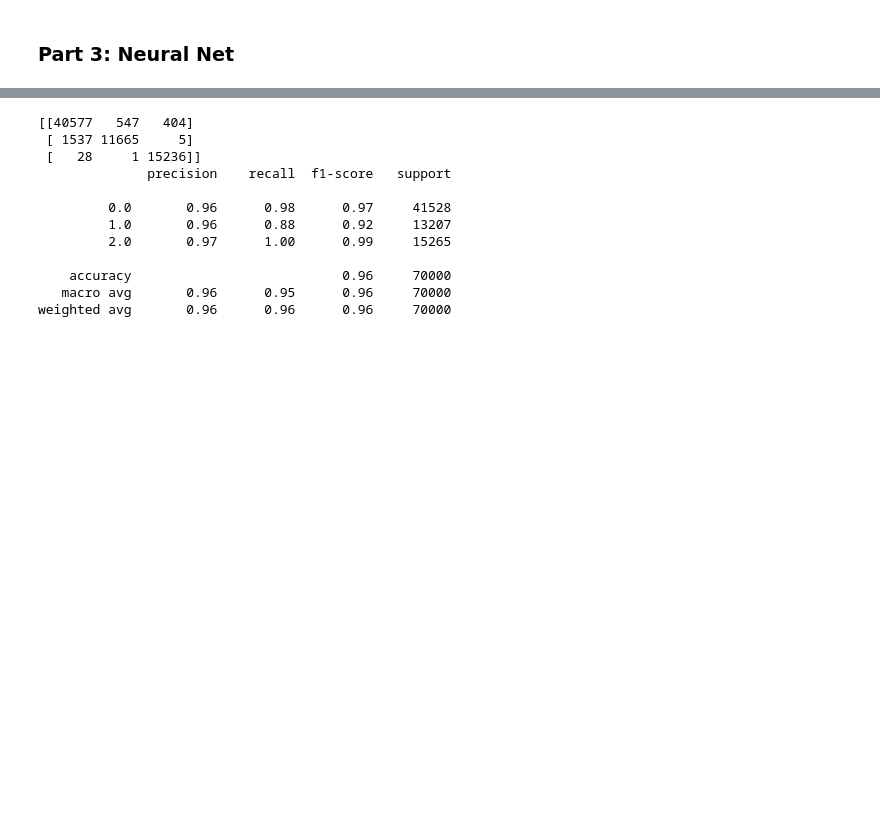
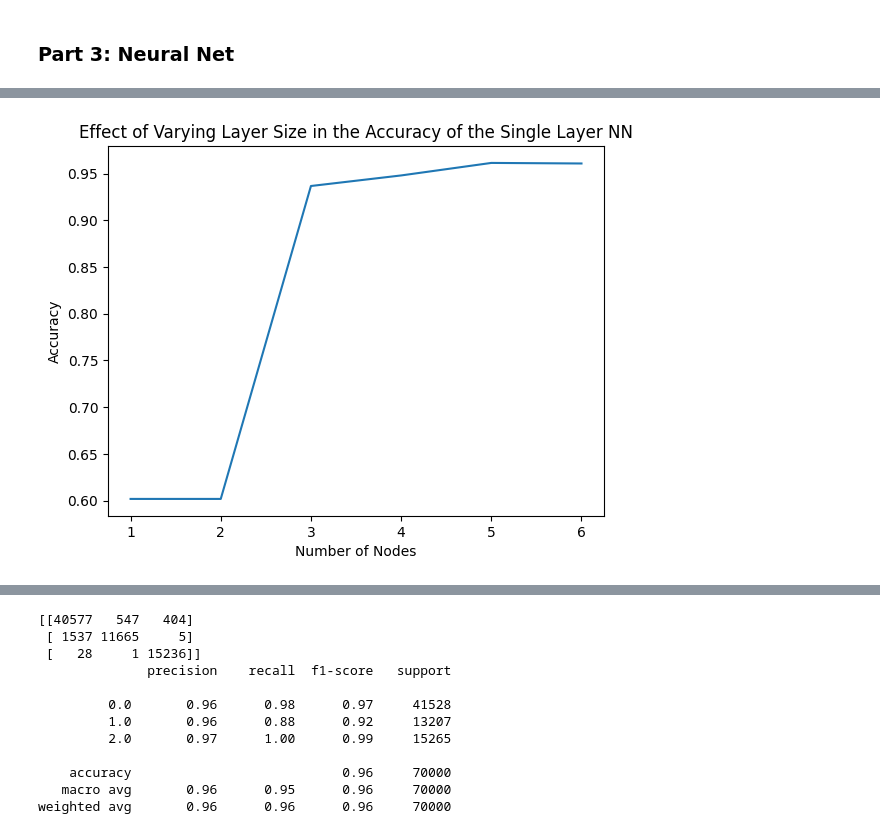
Before and after one commit to asuzanne99/ML-Stellar_Classification, a Jupyter notebook: Computational Physics Project.ipynb, the cells around one changed output, grey strips where cells are left out. Drawn from its saved outputs; the diff is of its cells as text; code cells hidden in the pictures; blank space fills up the shorter version.

```diff
--- a/Computational Physics Project.ipynb
+++ b/Computational Physics Project.ipynb
@@ -175,2 +177,10 @@ plt.show()
+# %%
+plt.plot(layer_size, accuracies)
+plt.xlabel('Number of Nodes')
+plt.ylabel('Accuracy')
+plt.title('Effect of Varying Layer Size in the Accuracy of the Single Layer NN')
+plt.show()
+# %% [output]
+[figure, added]
 # %%
 f1scores = []
```
Also changed, not shown: parts of 6 cells of this notebook.
